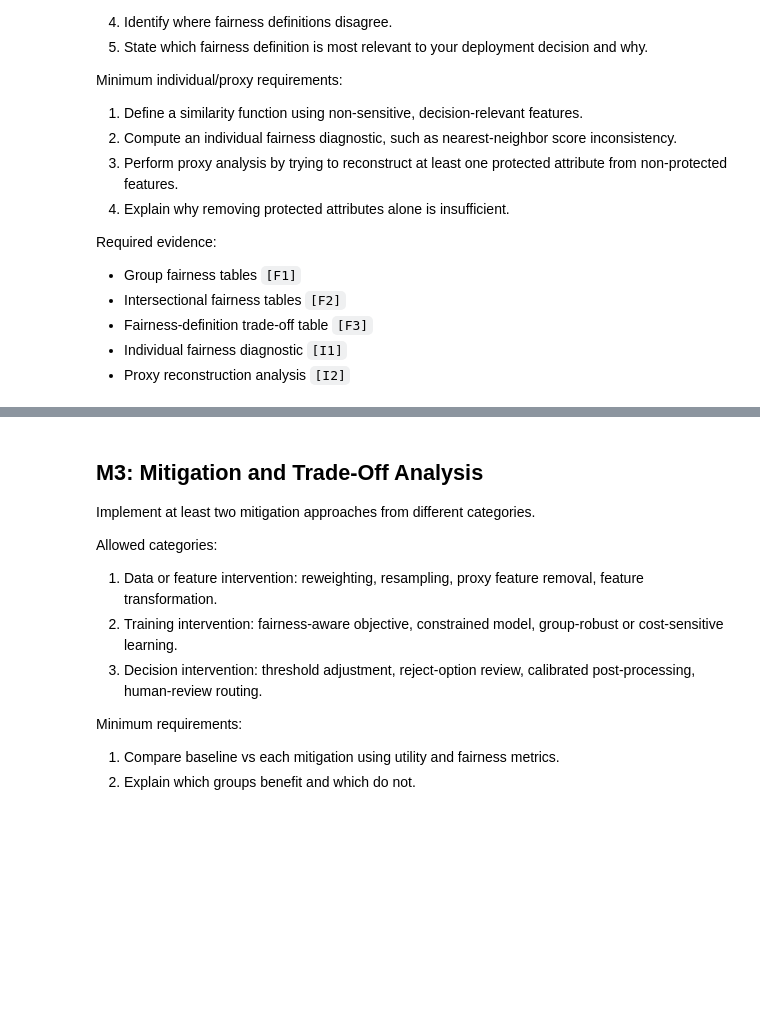
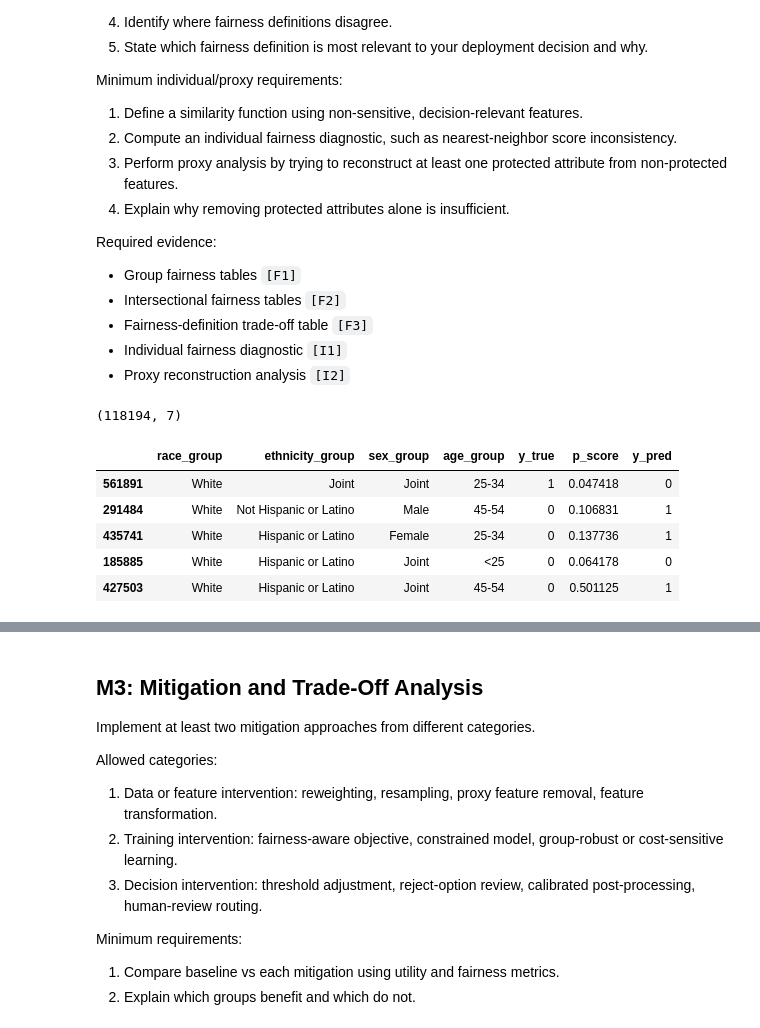
Before and after one commit to Akash324-dotcom/Responsible-AI-for-Fairness-Monitoring, a Jupyter notebook: project 4/project_workbook.ipynb, the cells around one changed output, grey strips where cells are left out. Saved outputs shown, nothing was run; the diff lists cells and outputs as text; code cells hidden in the pictures; blank space fills up the shorter version.

```diff
--- a/project 4/project_workbook.ipynb
+++ b/project 4/project_workbook.ipynb
@@ -466,0 +814,16 @@ Required evidence:
+# %%
+val_protected = df.loc[X_val.index, ['race_group', 'ethnicity_group', 'sex_group', 'age_group']].copy()
+val_protected['y_true'] = y_val.values
+val_protected['p_score'] = gbm.predict_proba(X_val)[:, 1]
+val_protected['y_pred'] = (val_protected['p_score'] >= chosen_threshold).astype(int)  # use your saved threshold
+
+print(val_protected.shape)
+val_protected.head()
+# %% [output]
+(118194, 7)
+|  | race_group | ethnicity_group | sex_group | age_group | y_true | p_score | y_pred |
+| 561891 | White | Joint | Joint | 25-34 | 1 | 0.047418 | 0 |
+| 291484 | White | Not Hispanic or Latino | Male | 45-54 | 0 | 0.106831 | 1 |
+| 435741 | White | Hispanic or Latino | Female | 25-34 | 0 | 0.137736 | 1 |
+| 185885 | White | Hispanic or Latino | Joint | <25 | 0 | 0.064178 | 0 |
+| 427503 | White | Hispanic or Latino | Joint | 45-54 | 0 | 0.501125 | 1 |
```
Also changed, not shown: parts of 49 cells of this notebook, 12 other files.
